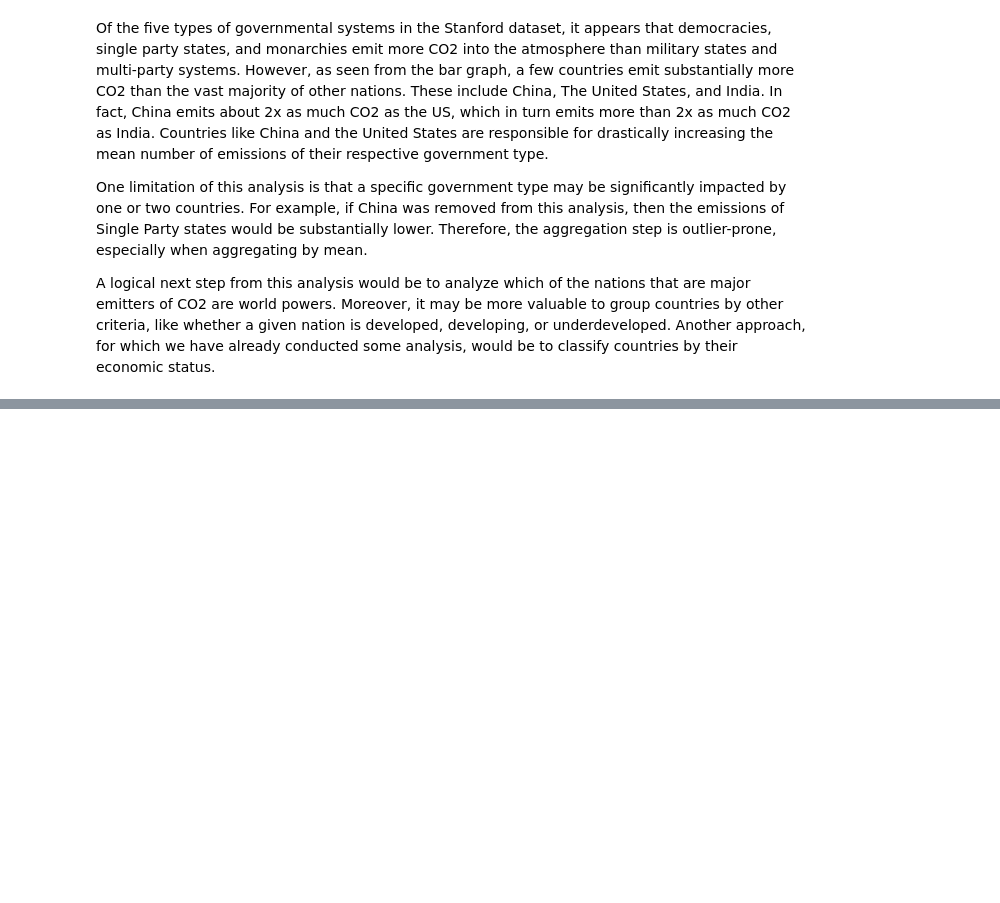
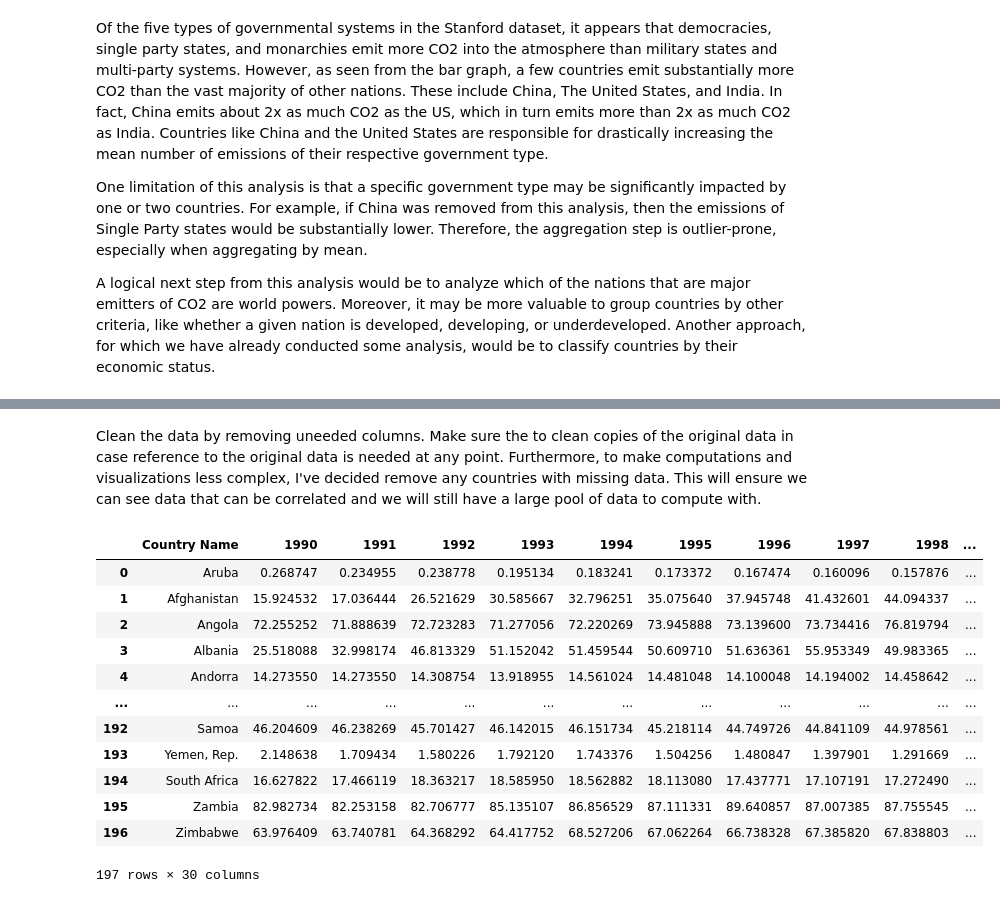
Before and after one commit to melotic/cs3654-project, a Jupyter notebook: Project1.ipynb, the cells around one changed output, grey strips where cells are left out. Cells and saved outputs as stored; diff of their text form; code cells hidden in the pictures; blank space fills up the shorter version.

```diff
--- a/Project1.ipynb
+++ b/Project1.ipynb
@@ -334,0 +358,10 @@ A logical next step from this analysis would be to analyze which of the nations
+# %%
+import pandas
+import numpy
+import matplotlib.pyplot as plt
+from sklearn.linear_model import LinearRegression
+
+renewableEnergy = pandas.read_csv("RenewableEnergyConsumption.csv")
+CO2Emissions = pandas.read_csv("CO2Emissions.csv")
+
+renewableEnergy.head()
@@ -334,0 +386,24 @@ A logical next step from this analysis would be to analyze which of the nations
+# %% [markdown]
+Clean the data by removing uneeded columns. Make sure the to clean copies of the original data in case reference to the original data is needed at any point. Furthermore, to make computations and visualizations less complex, I've decided remove any countries with missing data. This will ensure we can see data that can be correlated and we will still have a large pool of data to compute with.
+# %%
+cleanEnergy = renewableEnergy.copy()
+
+cleanEnergy.drop(['Country Code', 'Indicator Name', 'Indicator Code'], inplace=True, axis=1)
+cleanEnergy = cleanEnergy.dropna()
+cleanEnergy = cleanEnergy.reset_index(drop=True)
+
+cleanEnergy
+# %% [output]
+|  | Country Name | 1990 | 1991 | 1992 | 1993 | 1994 | 1995 | 1996 | 1997 | 1998 | ... |
+| 0 | Aruba | 0.268747 | 0.234955 | 0.238778 | 0.195134 | 0.183241 | 0.173372 | 0.167474 | 0.160096 | 0.157876 | ... |
+| 1 | Afghanistan | 15.924532 | 17.036444 | 26.521629 | 30.585667 | 32.796251 | 35.075640 | 37.945748 | 41.432601 | 44.094337 | ... |
+| 2 | Angola | 72.255252 | 71.888639 | 72.723283 | 71.277056 | 72.220269 | 73.945888 | 73.139600 | 73.734416 | 76.819794 | ... |
+| 3 | Albania | 25.518088 | 32.998174 | 46.813329 | 51.152042 | 51.459544 | 50.609710 | 51.636361 | 55.953349 | 49.983365 | ... |
+| 4 | Andorra | 14.273550 | 14.273550 | 14.308754 | 13.918955 | 14.561024 | 14.481048 | 14.100048 | 14.194002 | 14.458642 | ... |
+| ... | ... | ... | ... | ... | ... | ... | ... | ... | ... | ... | ... |
+| 192 | Samoa | 46.204609 | 46.238269 | 45.701427 | 46.142015 | 46.151734 | 45.218114 | 44.749726 | 44.841109 | 44.978561 | ... |
+| 193 | Yemen, Rep. | 2.148638 | 1.709434 | 1.580226 | 1.792120 | 1.743376 | 1.504256 | 1.480847 | 1.397901 | 1.291669 | ... |
+| 194 | South Africa | 16.627822 | 17.466119 | 18.363217 | 18.585950 | 18.562882 | 18.113080 | 17.437771 | 17.107191 | 17.272490 | ... |
+| 195 | Zambia | 82.982734 | 82.253158 | 82.706777 | 85.135107 | 86.856529 | 87.111331 | 89.640857 | 87.007385 | 87.755545 | ... |
+| 196 | Zimbabwe | 63.976409 | 63.740781 | 64.368292 | 64.417752 | 68.527206 | 67.062264 | 66.738328 | 67.385820 | 67.838803 | ... |
+197 rows × 30 columns
```
Also changed, not shown: parts of 15 cells of this notebook, 2 other files.
